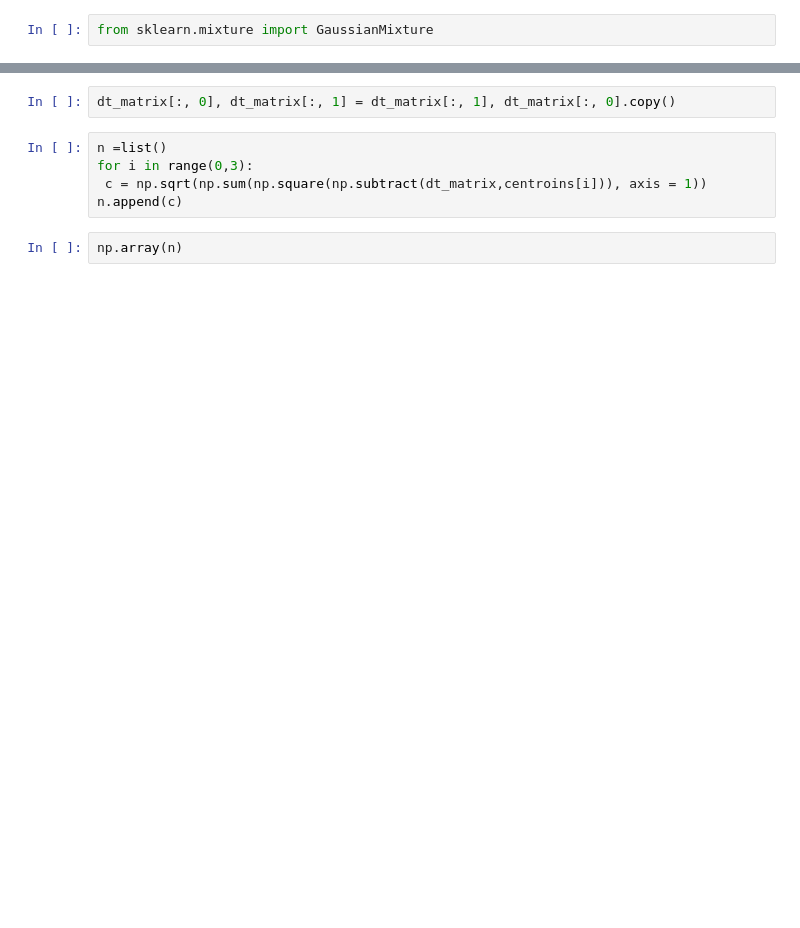
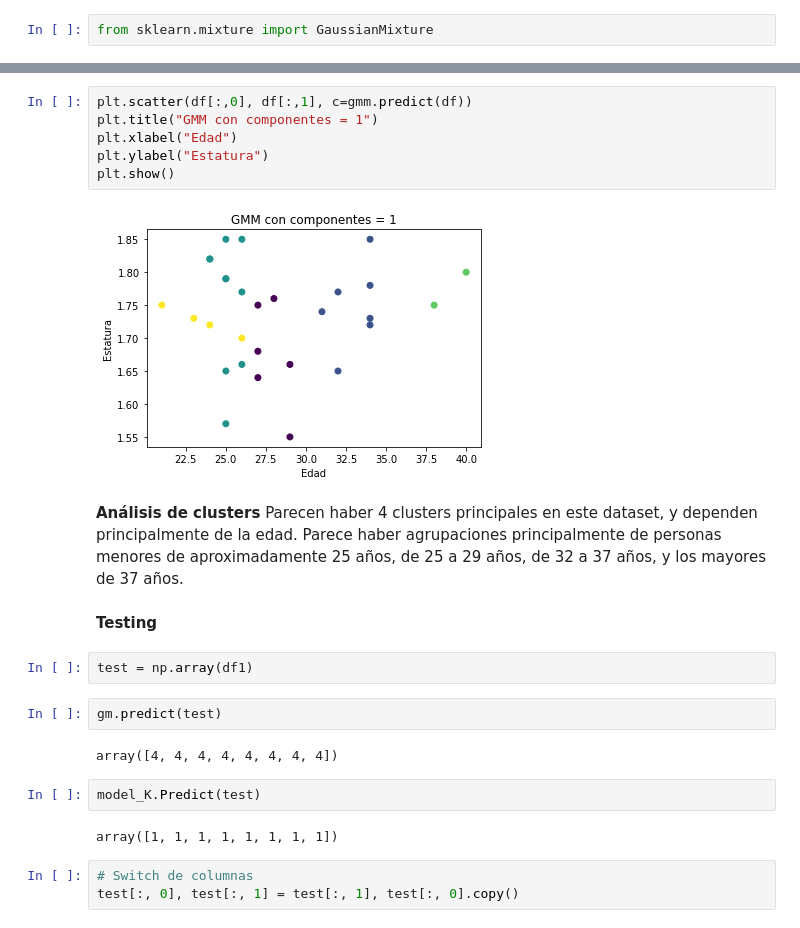
Before and after one commit to vbaezfortunato/Python_class, a Jupyter notebook: Cluster.ipynb, the cells around one changed output, grey strips where cells are left out. Cells and saved outputs as stored; diff of their text form; blank space fills up the shorter version.

```diff
--- a/Cluster.ipynb
+++ b/Cluster.ipynb
@@ -350,9 +356,26 @@ ValueError: ignored
+# %%
+plt.scatter(df[:,0], df[:,1], c=gmm.predict(df))
+plt.title("GMM con componentes = 1")
+plt.xlabel("Edad")
+plt.ylabel("Estatura")
+plt.show()
+# %% [output]
+[figure, added]
+# %% [markdown]
+**Análisis de clusters**
+Parecen haber 4 clusters principales en este dataset, y  dependen principalmente de la edad. Parece haber agrupaciones principalmente de personas menores de aproximadamente 25 años, de 25 a 29 años, de 32 a 37 años, y los mayores de 37 años.
+# %% [markdown]
+**Testing**
+# %%
+test = np.array(df1)
+# %%
+gm.predict(test)
+# %% [output]
+array([4, 4, 4, 4, 4, 4, 4, 4])
+# %%
+model_K.Predict(test)
+# %% [output]
+array([1, 1, 1, 1, 1, 1, 1, 1])
 # %%
-dt_matrix[:, 0], dt_matrix[:, 1] = dt_matrix[:, 1], dt_matrix[:, 0].copy()
+# Switch de columnas
+test[:, 0], test[:, 1] = test[:, 1], test[:, 0].copy()
-# %%
-n =list()
-for i in range(0,3):
- c = np.sqrt(np.sum(np.square(np.subtract(dt_matrix,centroins[i])), axis = 1))
-n.append(c)
-# %%
-np.array(n)
```
Also changed, not shown: parts of 62 cells of this notebook.
